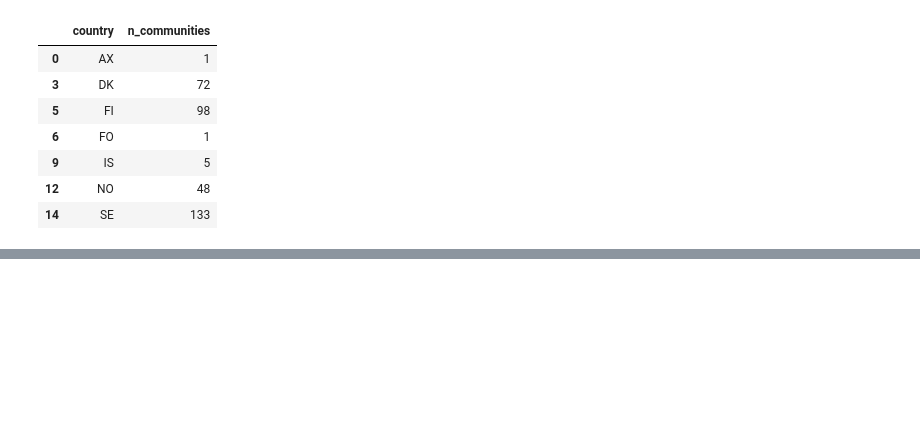
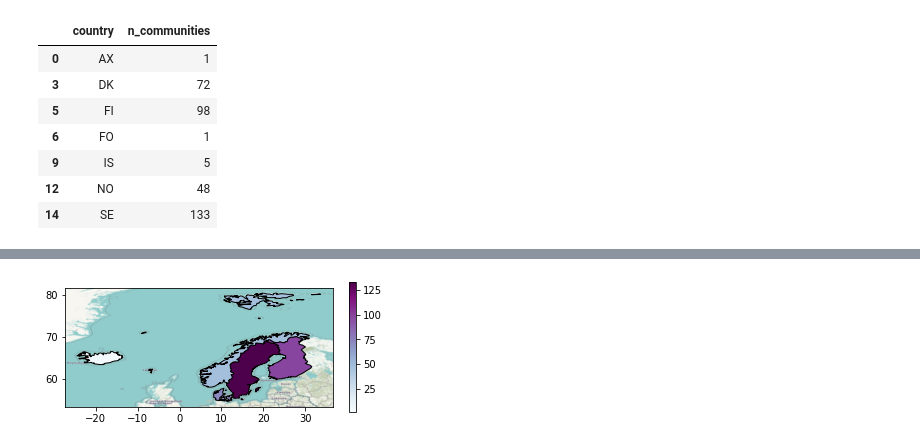
Before and after one commit to carmengg/eds-220-book, a Jupyter notebook: lectures/lesson-10-choropleth-map.ipynb, the cells around one changed output, grey strips where cells are left out. Cells and saved outputs as stored; diff of their text form; code cells hidden in the pictures; blank space fills up the shorter version.

```diff
--- a/lectures/lesson-10-choropleth-map.ipynb
+++ b/lectures/lesson-10-choropleth-map.ipynb
@@ -55,0 +168,21 @@ scandi_n_comms
+# %%
+fig, ax = plt.subplots()
+scandi_countries.plot(ax=ax,
+                      column='n_communities',
+                      cmap='BuPu',
+                      edgecolor="black",
+                      legend=True,
+                      legend_kwds={"shrink":.6}
+                       )
+ctx.add_basemap(ax=ax,
+               attribution=False,
+               crs=scandi_countries.crs.to_string())
+               #source=cx.providers.Stamen.TonerLite)
+
+ax.set_title('Number of ')
+ax.set_xlabel('Longitude')
+ax.set_ylabel('Latitude')
+
+plt.show()
+# %% [output]
+[figure, added]
```
Also changed, not shown: parts of 13 cells of this notebook.
